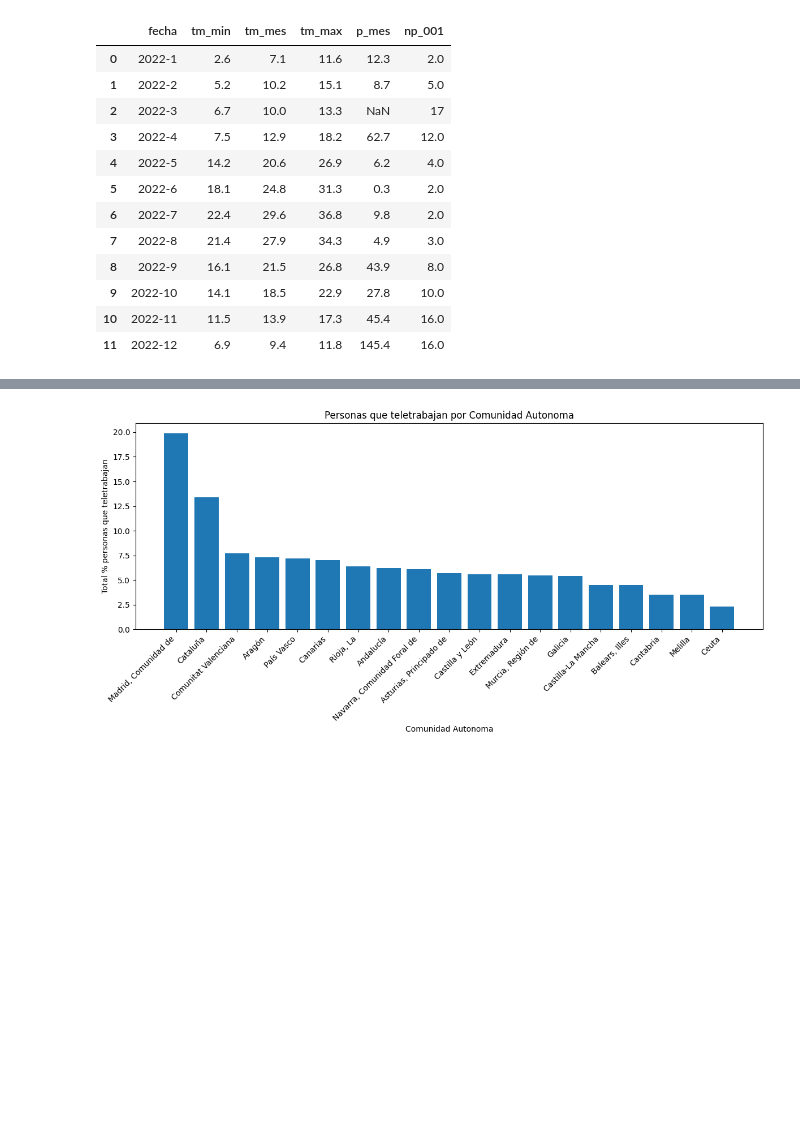
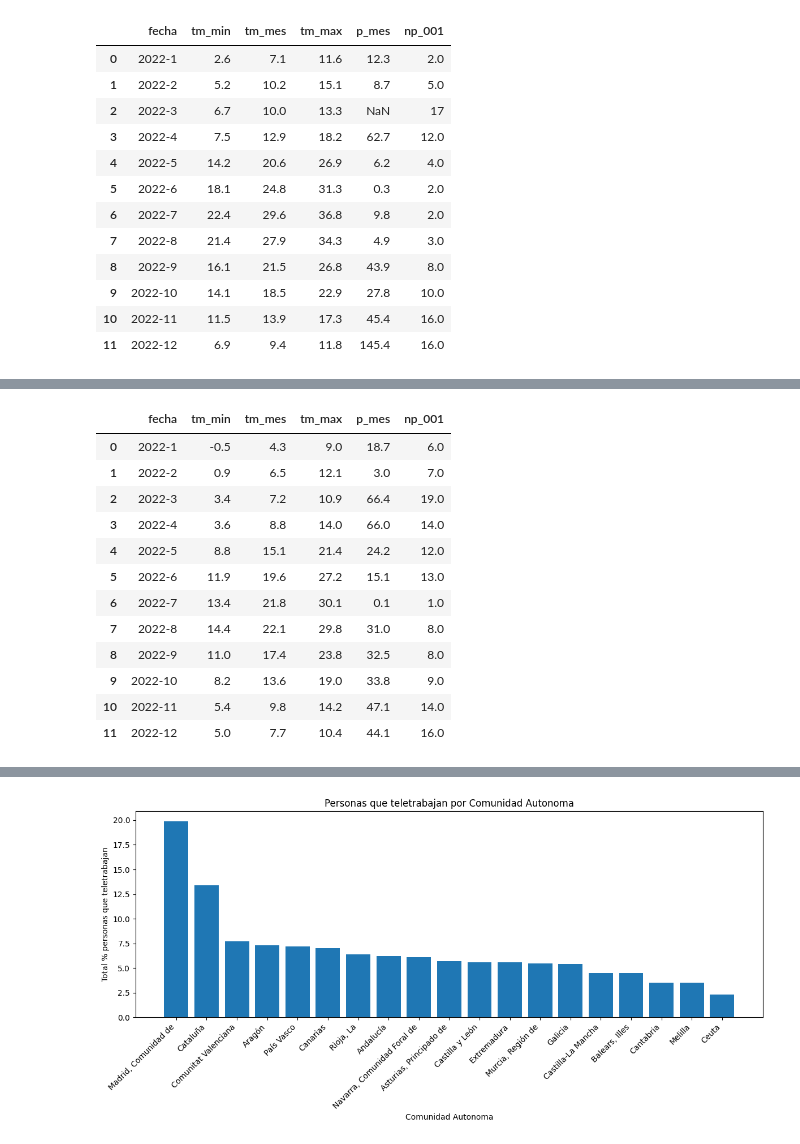
Before and after one commit to miguelrm81/EDA, a Jupyter notebook: limpieza_y_graficos.ipynb, the cells around one changed output, grey strips where cells are left out. Saved outputs shown, nothing was run; the diff lists cells and outputs as text; code cells hidden in the pictures; blank space fills up the shorter version.

```diff
--- a/limpieza_y_graficos.ipynb
+++ b/limpieza_y_graficos.ipynb
@@ -166,0 +185,19 @@ tiempo_madrid.to_csv("tiempo_madrid.csv", index=False)
+# %%
+tiempo_burgos['tm_min'].fillna(8.2, inplace=True)
+tiempo_burgos['tm_mes'].fillna(13.6, inplace=True)
+tiempo_burgos['tm_max'].fillna(19, inplace=True)
+tiempo_burgos
+# %% [output]
+|  | fecha | tm_min | tm_mes | tm_max | p_mes | np_001 |
+| 0 | 2022-1 | -0.5 | 4.3 | 9.0 | 18.7 | 6.0 |
+| 1 | 2022-2 | 0.9 | 6.5 | 12.1 | 3.0 | 7.0 |
+| 2 | 2022-3 | 3.4 | 7.2 | 10.9 | 66.4 | 19.0 |
+| 3 | 2022-4 | 3.6 | 8.8 | 14.0 | 66.0 | 14.0 |
+| 4 | 2022-5 | 8.8 | 15.1 | 21.4 | 24.2 | 12.0 |
+| 5 | 2022-6 | 11.9 | 19.6 | 27.2 | 15.1 | 13.0 |
+| 6 | 2022-7 | 13.4 | 21.8 | 30.1 | 0.1 | 1.0 |
+| 7 | 2022-8 | 14.4 | 22.1 | 29.8 | 31.0 | 8.0 |
+| 8 | 2022-9 | 11.0 | 17.4 | 23.8 | 32.5 | 8.0 |
+| 9 | 2022-10 | 8.2 | 13.6 | 19.0 | 33.8 | 9.0 |
+| 10 | 2022-11 | 5.4 | 9.8 | 14.2 | 47.1 | 14.0 |
+| 11 | 2022-12 | 5.0 | 7.7 | 10.4 | 44.1 | 16.0 |
```
Also changed, not shown: parts of 6 cells of this notebook, 29 other files.
